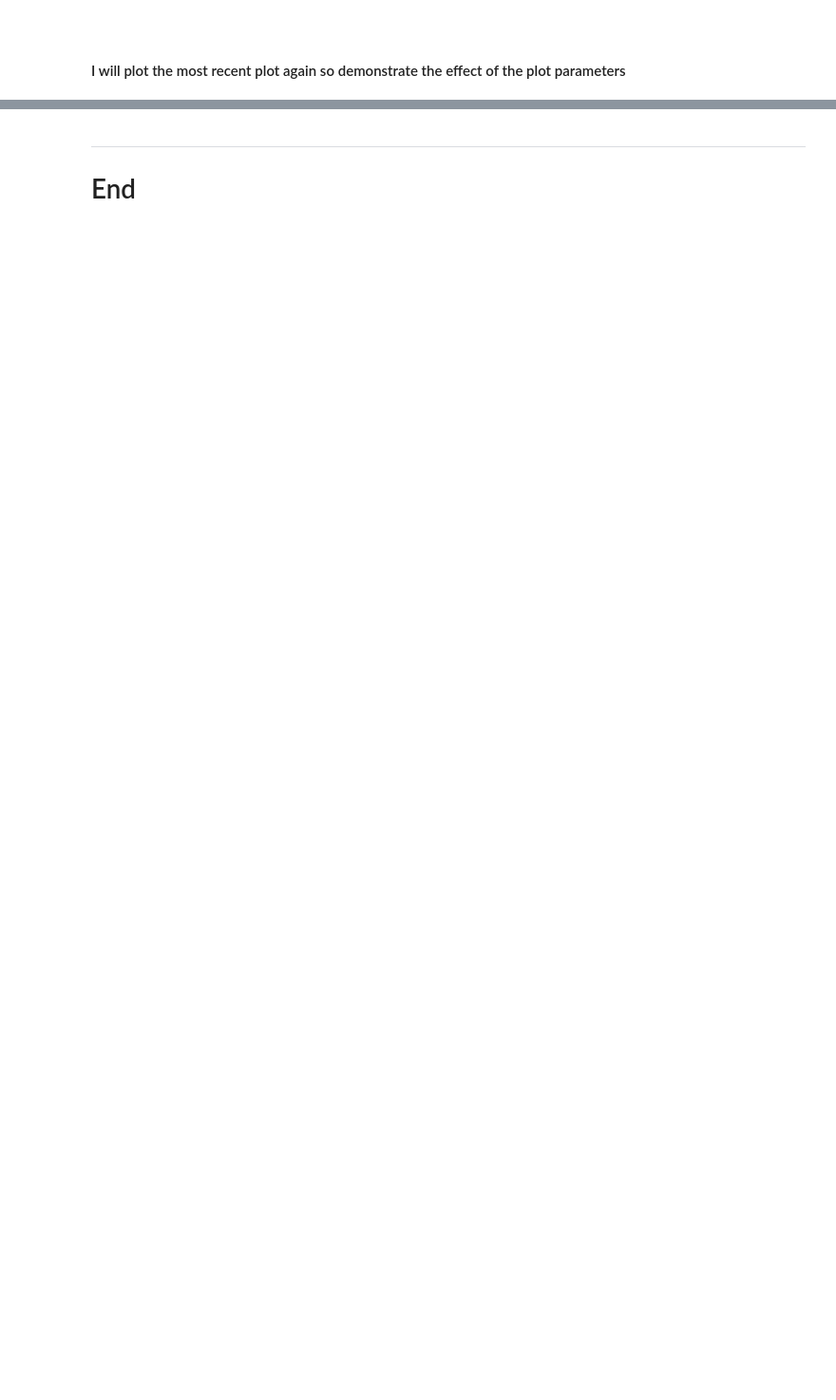
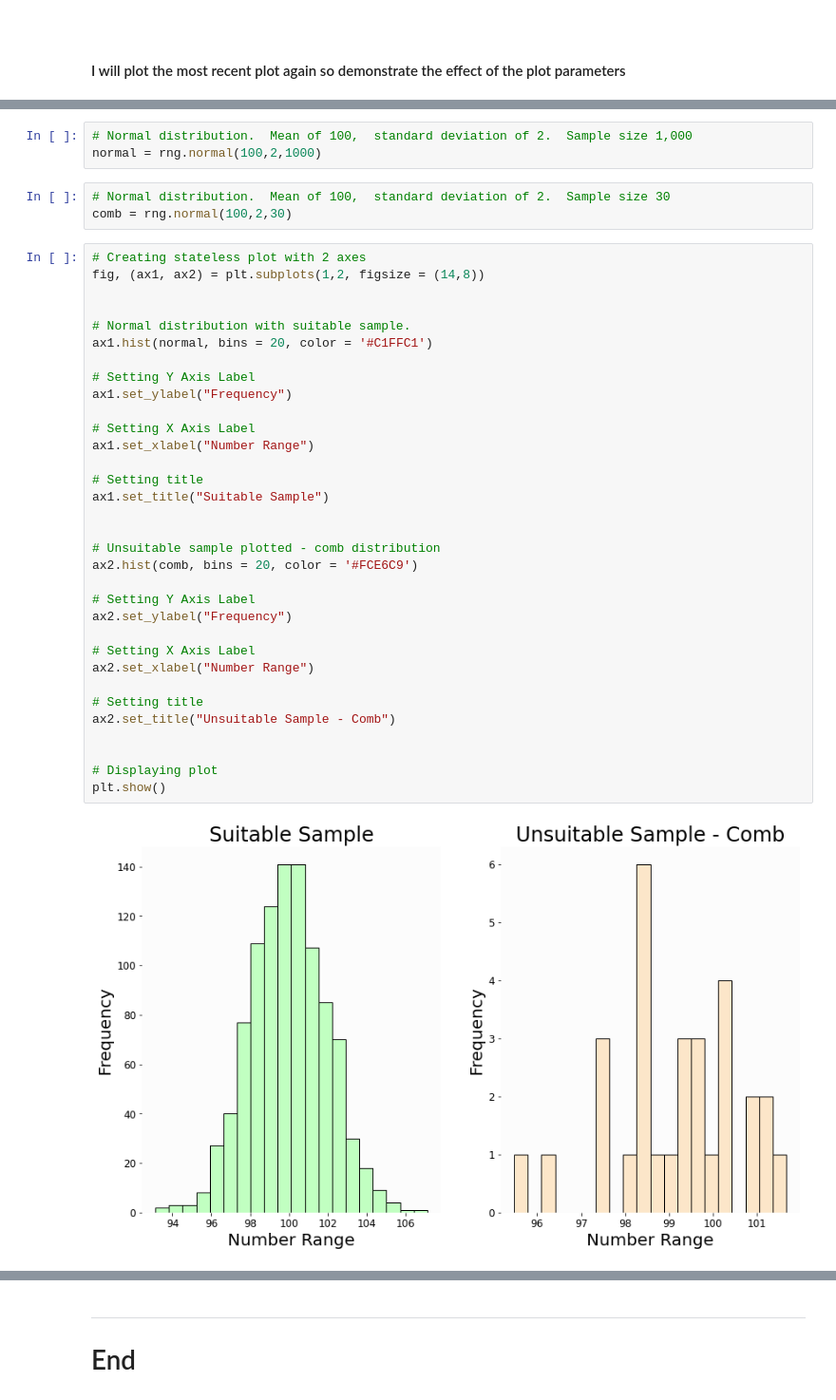
Before and after one commit to RYANCOX00/Fundamentals_of_DA, a Jupyter notebook: pyplot.ipynb, the cells around one changed output, grey strips where cells are left out. Shown at 95% size. Saved outputs shown, nothing was run; the diff lists cells and outputs as text; blank space fills up the shorter version.

```diff
--- a/pyplot.ipynb
+++ b/pyplot.ipynb
@@ -363,0 +431,41 @@ plt.show()
+# %%
+# Normal distribution.  Mean of 100,  standard deviation of 2.  Sample size 1,000
+normal = rng.normal(100,2,1000)
+# %%
+# Normal distribution.  Mean of 100,  standard deviation of 2.  Sample size 30
+comb = rng.normal(100,2,30)
+# %%
+# Creating stateless plot with 2 axes
+fig, (ax1, ax2) = plt.subplots(1,2, figsize = (14,8))
+
+
+# Normal distribution with suitable sample.
+ax1.hist(normal, bins = 20, color = '#C1FFC1')
+
+# Setting Y Axis Label
+ax1.set_ylabel("Frequency")
+
+# Setting X Axis Label
+ax1.set_xlabel("Number Range")
+
+# Setting title
+ax1.set_title("Suitable Sample")
+
+
+# Unsuitable sample plotted - comb distribution
+ax2.hist(comb, bins = 20, color = '#FCE6C9')
+
+# Setting Y Axis Label
+ax2.set_ylabel("Frequency")
+
+# Setting X Axis Label
+ax2.set_xlabel("Number Range")
+
+# Setting title
+ax2.set_title("Unsuitable Sample - Comb")
+
+
+# Displaying plot
+plt.show()
+# %% [output]
+[figure, added]
```
Also changed, not shown: parts of 30 cells of this notebook.
